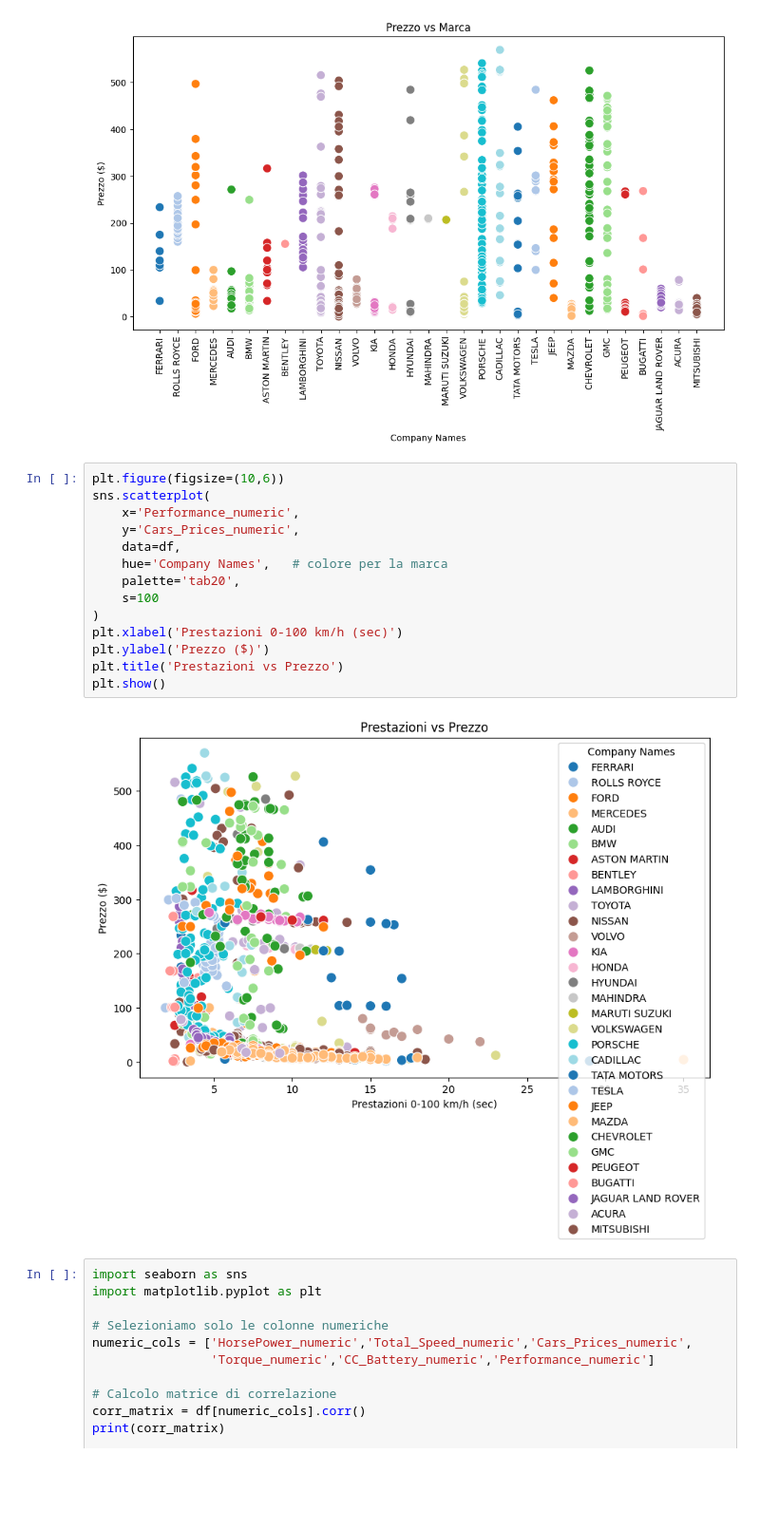
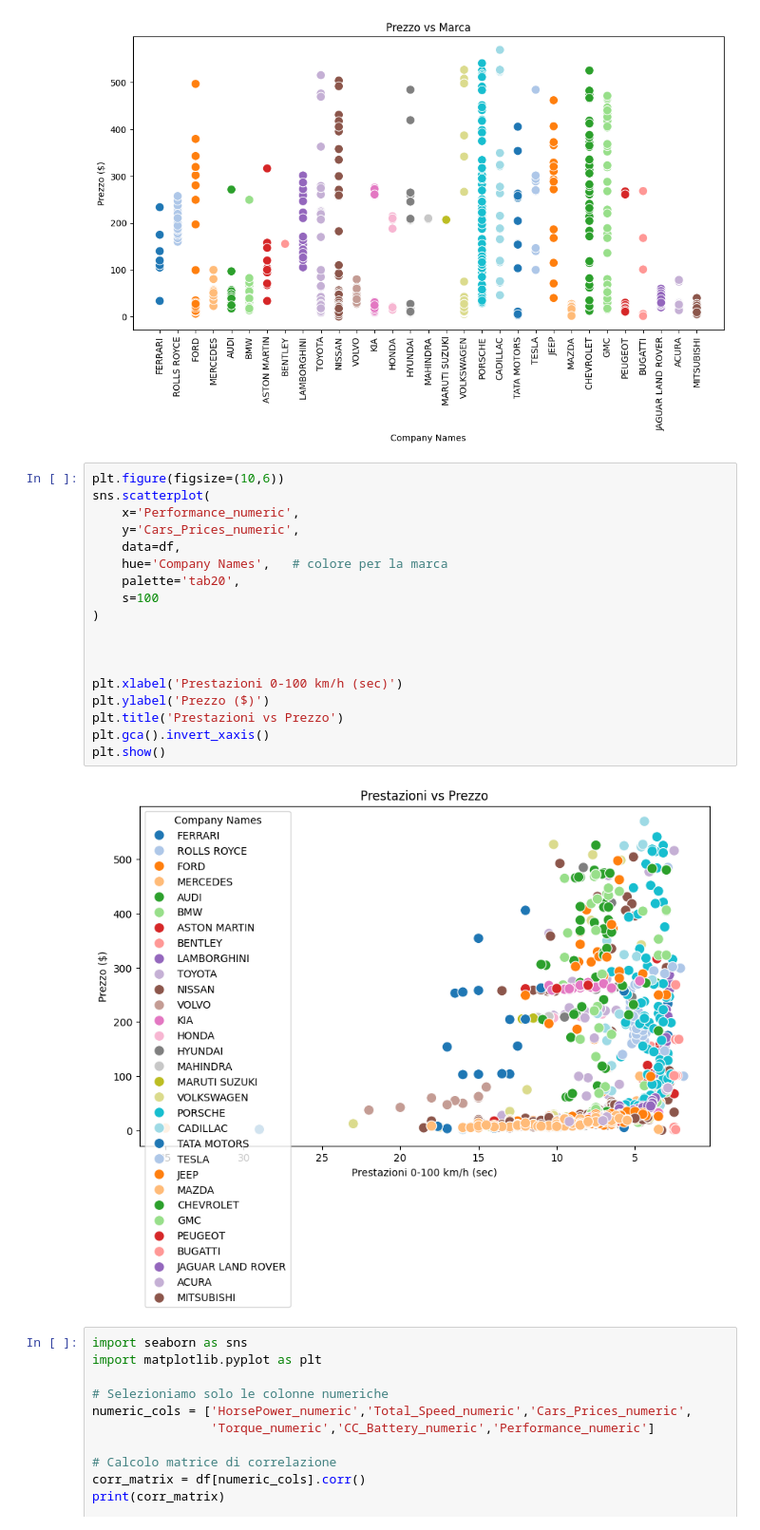
Before and after one commit to Gianmarcx/Sorrentino-Gianmarco_DepositoCorso, a Jupyter notebook: corso python/lunedi01-12/analisi_cars.ipynb, the cells around one changed output. Shown at 95% size. Drawn from its saved outputs; the diff is of its cells as text; blank space fills up the shorter version.

```diff
--- a/corso python/lunedi01-12/analisi_cars.ipynb
+++ b/corso python/lunedi01-12/analisi_cars.ipynb
@@ -438,19 +438,23 @@ plt.show()
 # %%
 plt.figure(figsize=(10,6))
 sns.scatterplot(
     x='Performance_numeric',
     y='Cars_Prices_numeric',
     data=df,
     hue='Company Names',   # colore per la marca
     palette='tab20',
     s=100
 )
+
+
+
 plt.xlabel('Prestazioni 0-100 km/h (sec)')
 plt.ylabel('Prezzo ($)')
 plt.title('Prestazioni vs Prezzo')
+plt.gca().invert_xaxis()
 plt.show()
 # %% [output]
-[figure, old version]
+[figure, new version]
 # %%
 import seaborn as sns
 import matplotlib.pyplot as plt
```
Also changed, not shown: parts of 1 cell of this notebook, 7 other files.
